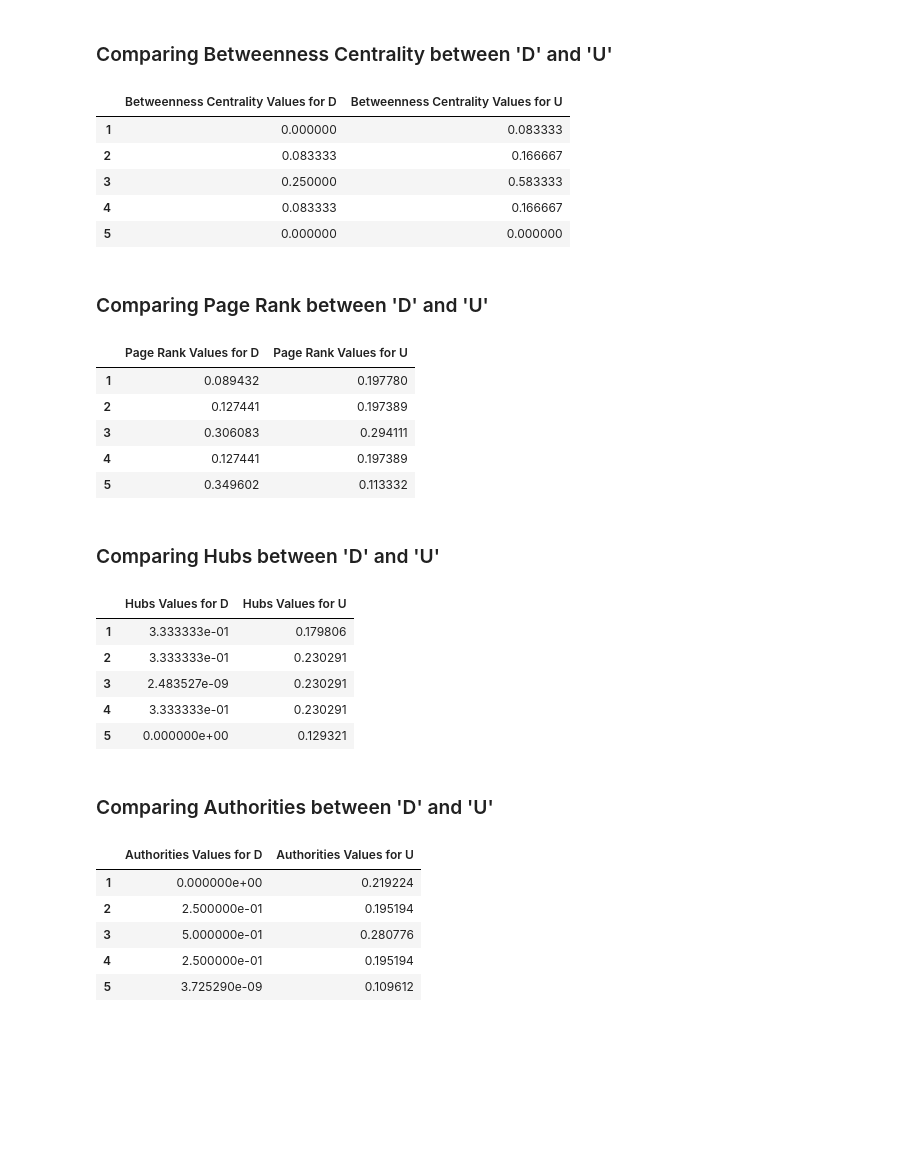
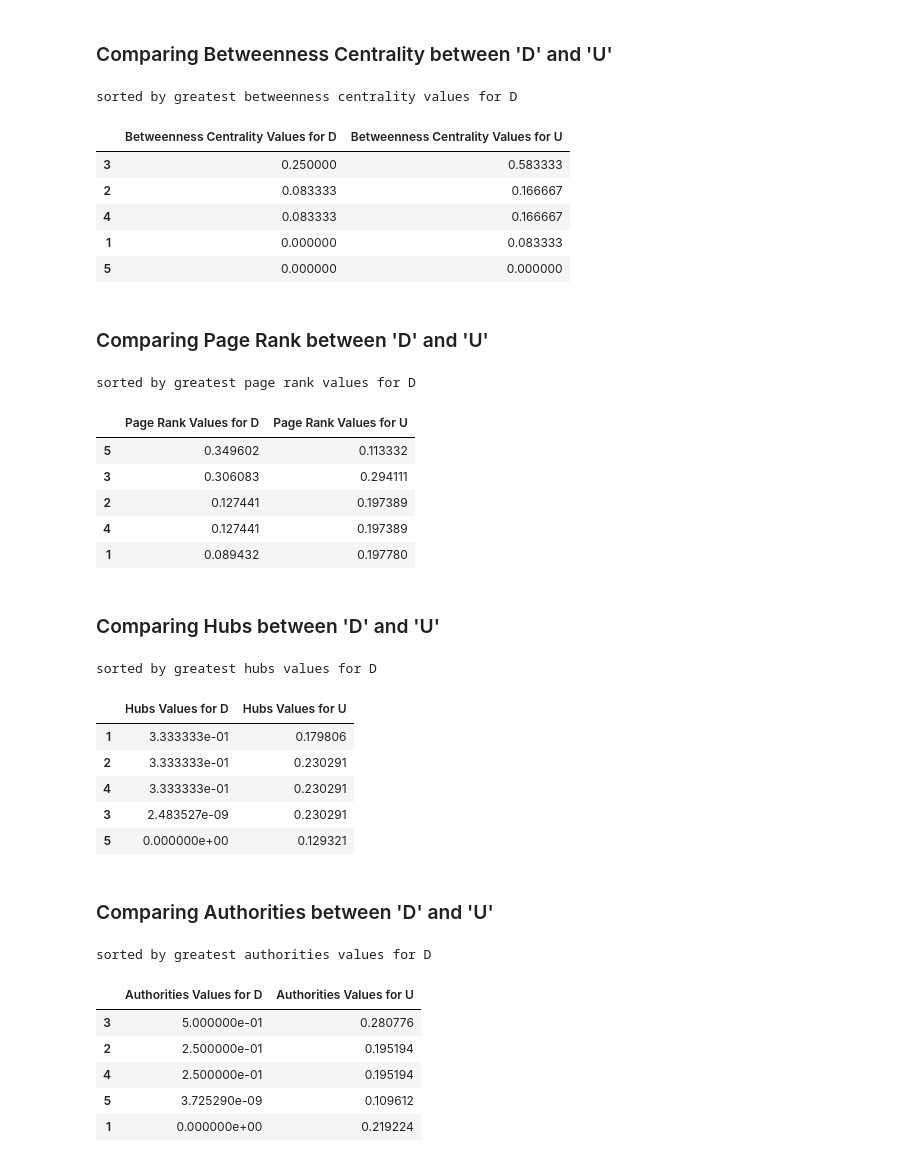
Before and after one commit to idc9/law-net, a Jupyter notebook: explore/michael/5_node_graph_centrality_testing.ipynb, the cells around one changed output. Saved outputs shown, nothing was run; the diff lists cells and outputs as text; code cells hidden in the pictures; blank space fills up the shorter version.

Commit message:
sorted by greatest centrality values for D

```diff
--- a/explore/michael/5_node_graph_centrality_testing.ipynb
+++ b/explore/michael/5_node_graph_centrality_testing.ipynb
@@ -96,50 +98,54 @@ could NOT compute eigenvector centrality for U
 between_cent_dict_D = nx.betweenness_centrality(D)
 between_cent_dict_U = nx.betweenness_centrality(U)
 
-bcd_D = sorted(between_cent_dict_D.iteritems(), key=operator.itemgetter(0))
-bcd_U = sorted(between_cent_dict_U.iteritems(), key=operator.itemgetter(0))
+bcd_D = sorted(between_cent_dict_D.iteritems(), key=operator.itemgetter(1), reverse=True)
 
 nodes = [x[0] for x in bcd_D]
 bcd_D_vals = [x[1] for x in bcd_D]
-bcd_U_vals = [x[1] for x in bcd_U]
+bcd_U_vals = [between_cent_dict_U[node] for node in nodes]
 
 data = {'Betweenness Centrality Values for D': bcd_D_vals,
         'Betweenness Centrality Values for U': bcd_U_vals,
        }
 df = pd.DataFrame(data, index=nodes)
+
+print 'sorted by greatest betweenness centrality values for D'
 df
 # %% [output]
+sorted by greatest betweenness centrality values for D
 |  | Betweenness Centrality Values for D | Betweenness Centrality Values for U |
+| 3 | 0.250000 | 0.583333 |
+| 2 | 0.083333 | 0.166667 |
+| 4 | 0.083333 | 0.166667 |
 | 1 | 0.000000 | 0.083333 |
-| 2 | 0.083333 | 0.166667 |
-| 3 | 0.250000 | 0.583333 |
-| 4 | 0.083333 | 0.166667 |
 | 5 | 0.000000 | 0.000000 |
 # %% [markdown]
 ### Comparing Page Rank between 'D' and 'U'
 # %%
 page_rank_dict_D = nx.pagerank(D)
 page_rank_dict_U = nx.pagerank(U)
 
-prd_D = sorted(page_rank_dict_D.iteritems(), key=operator.itemgetter(0))
-prd_U = sorted(page_rank_dict_U.iteritems(), key=operator.itemgetter(0))
+prd_D = sorted(page_rank_dict_D.iteritems(), key=operator.itemgetter(1), reverse=True)
 
 nodes = [x[0] for x in prd_D]
 prd_D_vals = [x[1] for x in prd_D]
-prd_U_vals = [x[1] for x in prd_U]
+prd_U_vals = [page_rank_dict_U[node] for node in nodes]
 
 data = {'Page Rank Values for D': prd_D_vals,
         'Page Rank Values for U': prd_U_vals,
        }
 df = pd.DataFrame(data, index=nodes)
+
+print 'sorted by greatest page rank values for D'
 df
 # %% [output]
+sorted by greatest page rank values for D
 |  | Page Rank Values for D | Page Rank Values for U |
+| 5 | 0.349602 | 0.113332 |
+| 3 | 0.306083 | 0.294111 |
+| 2 | 0.127441 | 0.197389 |
+| 4 | 0.127441 | 0.197389 |
 | 1 | 0.089432 | 0.197780 |
-| 2 | 0.127441 | 0.197389 |
-| 3 | 0.306083 | 0.294111 |
-| 4 | 0.127441 | 0.197389 |
-| 5 | 0.349602 | 0.113332 |
 # %% [markdown]
 ### Comparing Hubs between 'D' and 'U'
 # %%
@@ -151,24 +157,26 @@ hubs_auths_dict_U = nx.hits(U)
 hubs_dict_D = hubs_auths_dict_D[0]
 hubs_dict_U = hubs_auths_dict_U[0]
 
-hd_D = sorted(hubs_dict_D.iteritems(), key=operator.itemgetter(0))
-hd_U = sorted(hubs_dict_U.iteritems(), key=operator.itemgetter(0))
+hd_D = sorted(hubs_dict_D.iteritems(), key=operator.itemgetter(1), reverse=True)
 
 nodes = [x[0] for x in hd_D]
 hd_D_vals = [x[1] for x in hd_D]
-hd_U_vals = [x[1] for x in hd_U]
+hd_U_vals = [hubs_dict_U[node] for node in nodes]
 
 data = {'Hubs Values for D': hd_D_vals,
         'Hubs Values for U': hd_U_vals,
        }
 df = pd.DataFrame(data, index=nodes)
+
+print 'sorted by greatest hubs values for D'
 df
 # %% [output]
+sorted by greatest hubs values for D
 |  | Hubs Values for D | Hubs Values for U |
 | 1 | 3.333333e-01 | 0.179806 |
 | 2 | 3.333333e-01 | 0.230291 |
+| 4 | 3.333333e-01 | 0.230291 |
 | 3 | 2.483527e-09 | 0.230291 |
-| 4 | 3.333333e-01 | 0.230291 |
 | 5 | 0.000000e+00 | 0.129321 |
 # %% [markdown]
 ### Comparing Authorities between 'D' and 'U'
@@ -177,22 +185,24 @@ df
 auths_dict_D = hubs_auths_dict_D[1]
 auths_dict_U = hubs_auths_dict_U[1]
 
-ad_D = sorted(auths_dict_D.iteritems(), key=operator.itemgetter(0))
-ad_U = sorted(auths_dict_U.iteritems(), key=operator.itemgetter(0))
+ad_D = sorted(auths_dict_D.iteritems(), key=operator.itemgetter(1), reverse=True)
 
 nodes = [x[0] for x in ad_D]
 ad_D_vals = [x[1] for x in ad_D]
-ad_U_vals = [x[1] for x in ad_U]
+ad_U_vals = [auths_dict_U[node] for node in nodes]
 
 data = {'Authorities Values for D': ad_D_vals,
         'Authorities Values for U': ad_U_vals,
        }
 df = pd.DataFrame(data, index=nodes)
+
+print 'sorted by greatest authorities values for D'
 df
 # %% [output]
+sorted by greatest authorities values for D
 |  | Authorities Values for D | Authorities Values for U |
-| 1 | 0.000000e+00 | 0.219224 |
+| 3 | 5.000000e-01 | 0.280776 |
 | 2 | 2.500000e-01 | 0.195194 |
-| 3 | 5.000000e-01 | 0.280776 |
 | 4 | 2.500000e-01 | 0.195194 |
 | 5 | 3.725290e-09 | 0.109612 |
+| 1 | 0.000000e+00 | 0.219224 |
```
Also changed, not shown: parts of 1 cell of this notebook.
